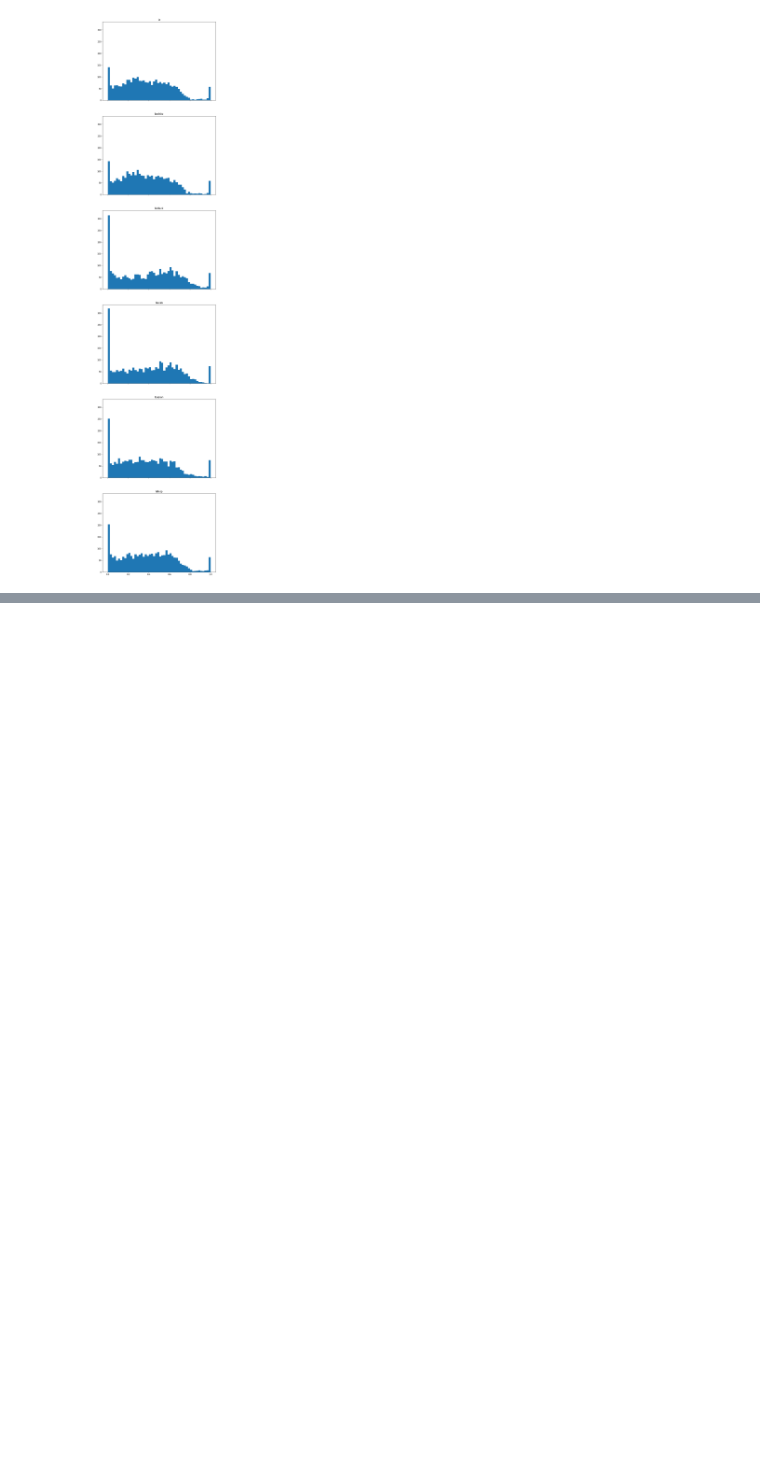
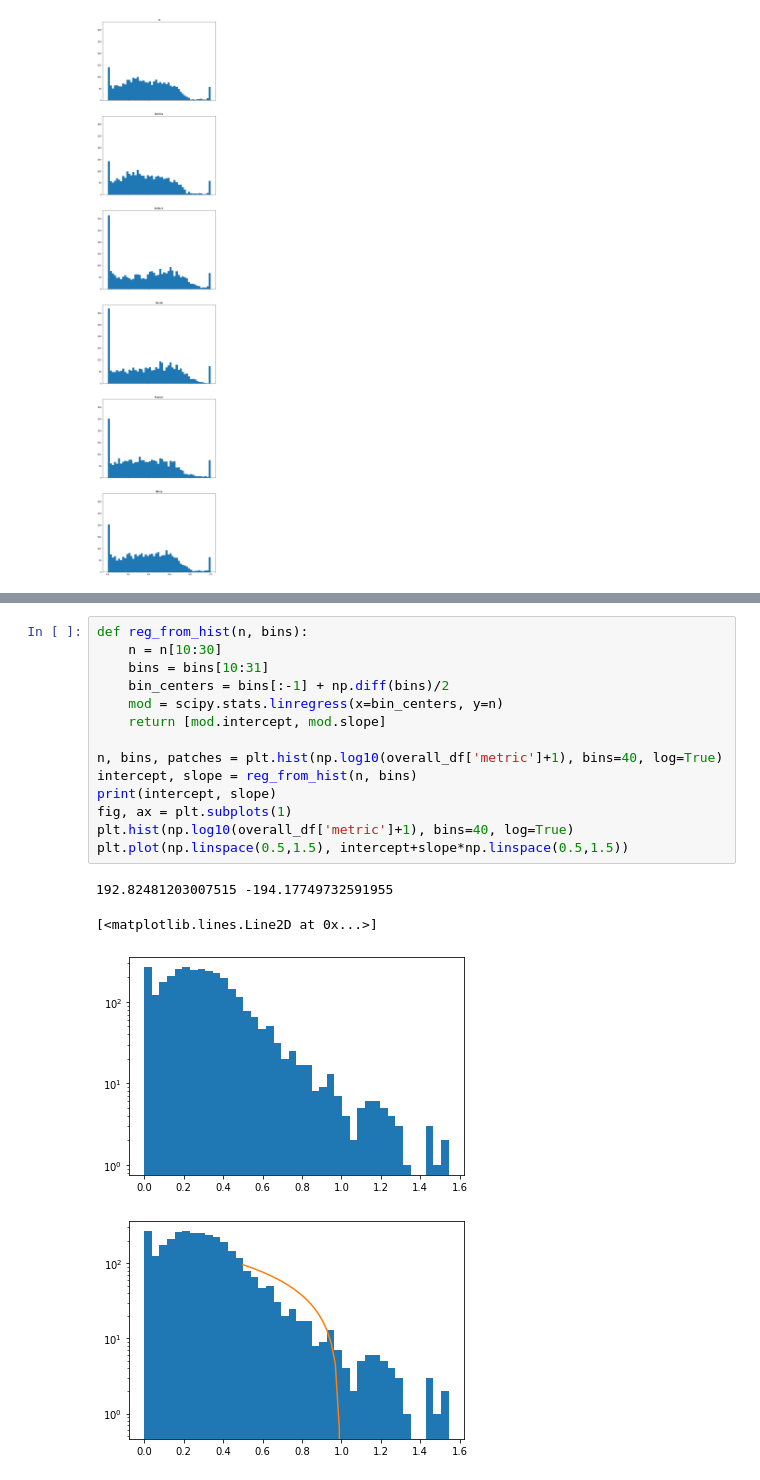
Before and after one commit to nick-knudsen/pocs-project, a Jupyter notebook: national_food_sources.ipynb, the cells around one changed output, grey strips where cells are left out. Drawn from its saved outputs; the diff is of its cells as text; blank space fills up the shorter version.

```diff
--- a/national_food_sources.ipynb
+++ b/national_food_sources.ipynb
@@ -399,0 +384,19 @@ pop_sources_df.describe()
+# %%
+def reg_from_hist(n, bins):
+    n = n[10:30]
+    bins = bins[10:31]
+    bin_centers = bins[:-1] + np.diff(bins)/2
+    mod = scipy.stats.linregress(x=bin_centers, y=n)
+    return [mod.intercept, mod.slope]
+
+n, bins, patches = plt.hist(np.log10(overall_df['metric']+1), bins=40, log=True)
+intercept, slope = reg_from_hist(n, bins)
+print(intercept, slope)
+fig, ax = plt.subplots(1)
+plt.hist(np.log10(overall_df['metric']+1), bins=40, log=True)
+plt.plot(np.linspace(0.5,1.5), intercept+slope*np.linspace(0.5,1.5))
+# %% [output]
+192.82481203007515 -194.17749732591955
+[<matplotlib.lines.Line2D at 0x...>]
+[figure, added]
+[figure, added]
```
Also changed, not shown: parts of 5 cells of this notebook, 3 other files.
